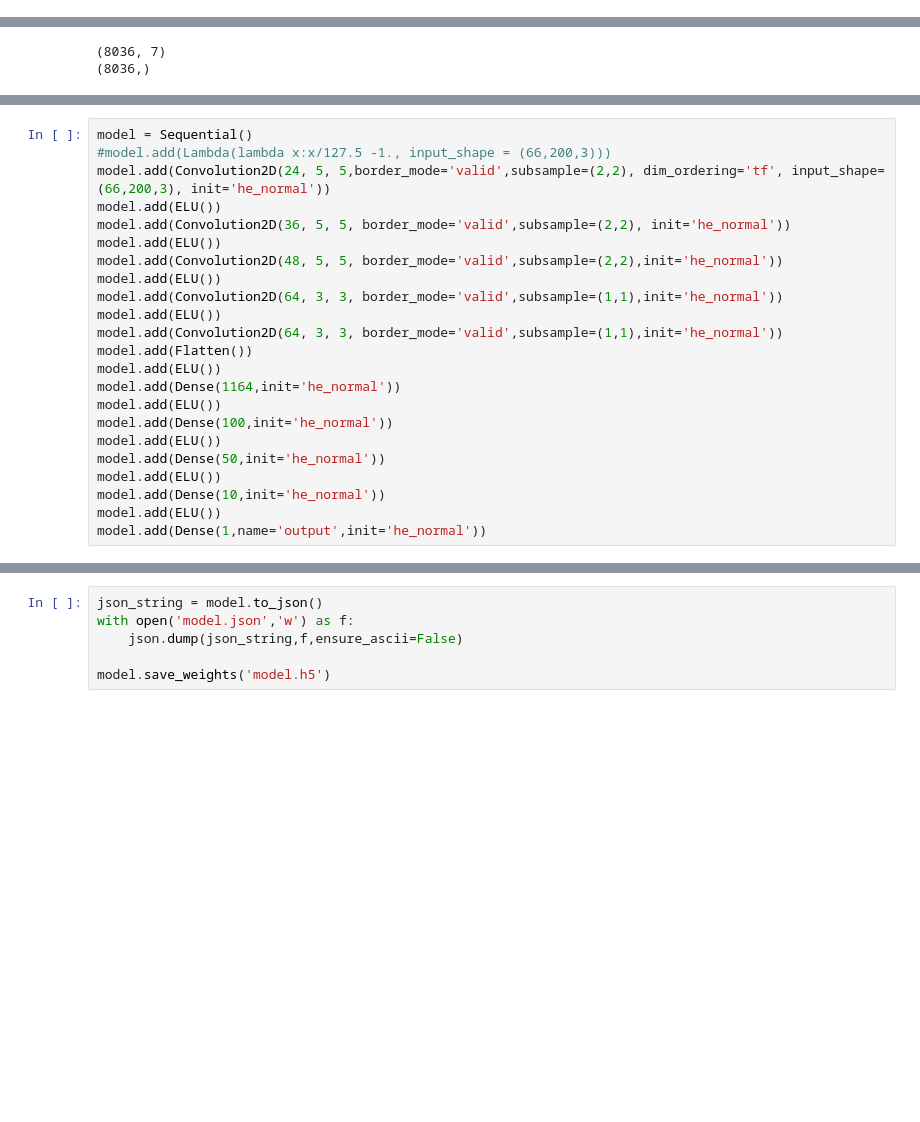
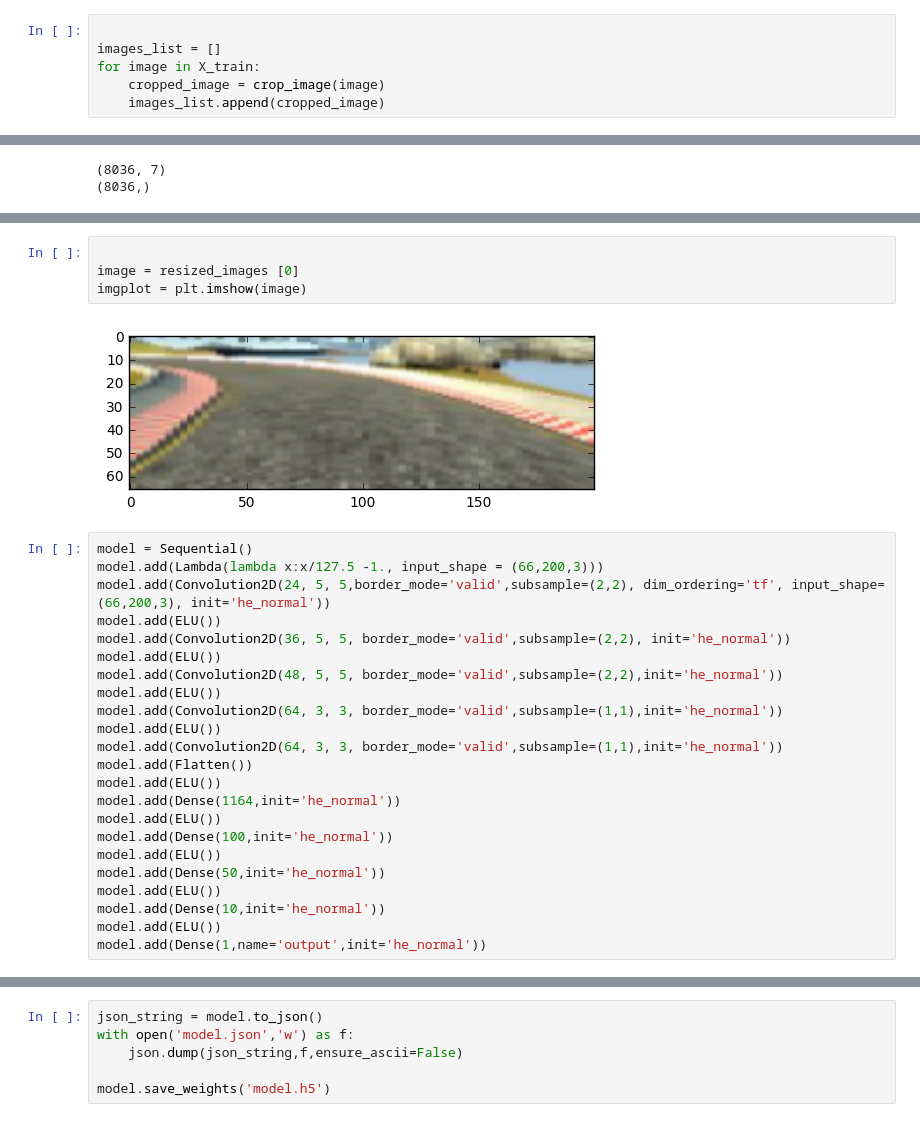
Before and after one commit to citlaligm/Behavioral-cloning, a Jupyter notebook: model.ipynb, the cells around one changed output, grey strips where cells are left out. Saved outputs shown, nothing was run; the diff lists cells and outputs as text; blank space fills up the shorter version.

```diff
--- a/model.ipynb
+++ b/model.ipynb
@@ -62,3 +87,9 @@ print(X_train.shape)
+# %%
+
+images_list = []
+for image in X_train:
+    cropped_image = crop_image(image)
+    images_list.append(cropped_image)
 # %%
 with open('driving_log.csv','r') as file:
     datareader = csv.reader(file,delimiter=',')
@@ -100,6 +129,12 @@ Data normalized
+# %%
+
+image = resized_images [0]
+imgplot = plt.imshow(image)
+# %% [output]
+[figure, added]
 # %%
 model = Sequential()
-#model.add(Lambda(lambda x:x/127.5 -1., input_shape = (66,200,3)))
+model.add(Lambda(lambda x:x/127.5 -1., input_shape = (66,200,3)))
 model.add(Convolution2D(24, 5, 5,border_mode='valid',subsample=(2,2), dim_ordering='tf', input_shape=(66,200,3), init='he_normal'))
 model.add(ELU())
 model.add(Convolution2D(36, 5, 5, border_mode='valid',subsample=(2,2), init='he_normal'))
```
Also changed, not shown: parts of 8 cells of this notebook, 1 other file.
